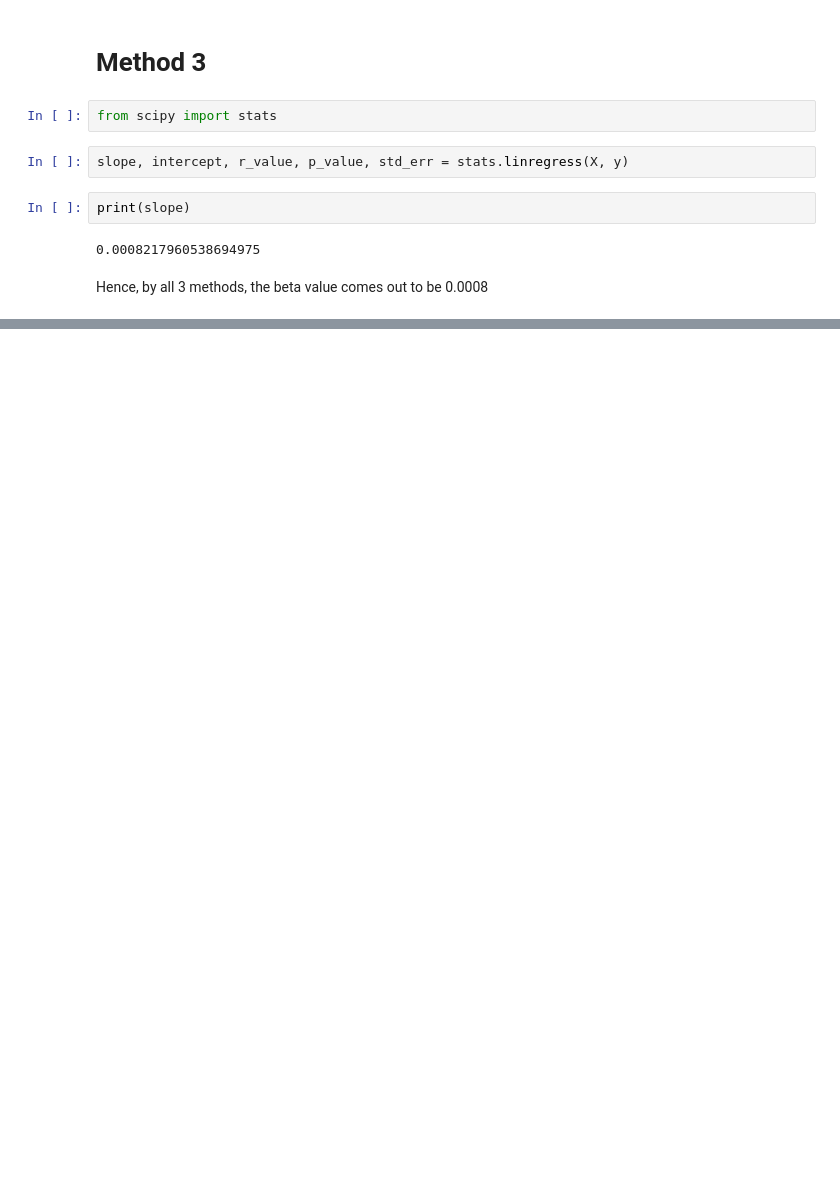
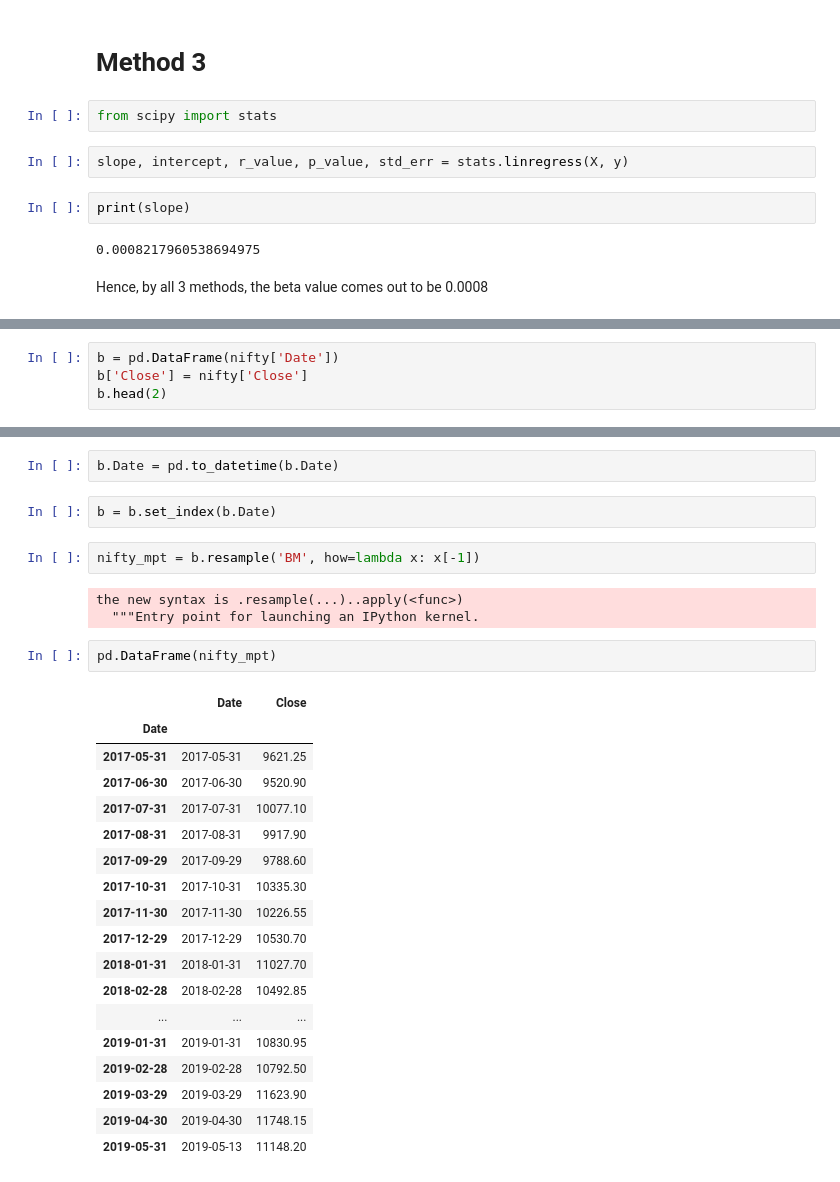
Before and after one commit to atkrish0/securitized-asset-analysis, a Jupyter notebook: 3 - Regression - Beta Calculation.ipynb, the cells around one changed output, grey strips where cells are left out. Cells and saved outputs as stored; diff of their text form; blank space fills up the shorter version.

```diff
--- a/3 - Regression - Beta Calculation.ipynb
+++ b/3 - Regression - Beta Calculation.ipynb
@@ -442,0 +454,4 @@ For monthy percent change ie., monthly returns, we resample the dates for each b
+# %%
+b = pd.DataFrame(nifty['Date'])
+b['Close'] = nifty['Close']
+b.head(2)
@@ -444,0 +548,30 @@ For monthy percent change ie., monthly returns, we resample the dates for each b
+# %%
+b.Date = pd.to_datetime(b.Date)
+# %%
+b = b.set_index(b.Date)
+# %%
+nifty_mpt = b.resample('BM', how=lambda x: x[-1])
+# %% [output]
+the new syntax is .resample(...)..apply(<func>)
+  """Entry point for launching an IPython kernel.
+# %%
+pd.DataFrame(nifty_mpt)
+# %% [output]
+|  | Date | Close |
+| Date |  |  |
+| 2017-05-31 | 2017-05-31 | 9621.25 |
+| 2017-06-30 | 2017-06-30 | 9520.90 |
+| 2017-07-31 | 2017-07-31 | 10077.10 |
+| 2017-08-31 | 2017-08-31 | 9917.90 |
+| 2017-09-29 | 2017-09-29 | 9788.60 |
+| 2017-10-31 | 2017-10-31 | 10335.30 |
+| 2017-11-30 | 2017-11-30 | 10226.55 |
+| 2017-12-29 | 2017-12-29 | 10530.70 |
+| 2018-01-31 | 2018-01-31 | 11027.70 |
+| 2018-02-28 | 2018-02-28 | 10492.85 |
+| ... | ... | ... |
+| 2019-01-31 | 2019-01-31 | 10830.95 |
+| 2019-02-28 | 2019-02-28 | 10792.50 |
+| 2019-03-29 | 2019-03-29 | 11623.90 |
+| 2019-04-30 | 2019-04-30 | 11748.15 |
+| 2019-05-31 | 2019-05-13 | 11148.20 |
```
Also changed, not shown: parts of 34 cells of this notebook.
